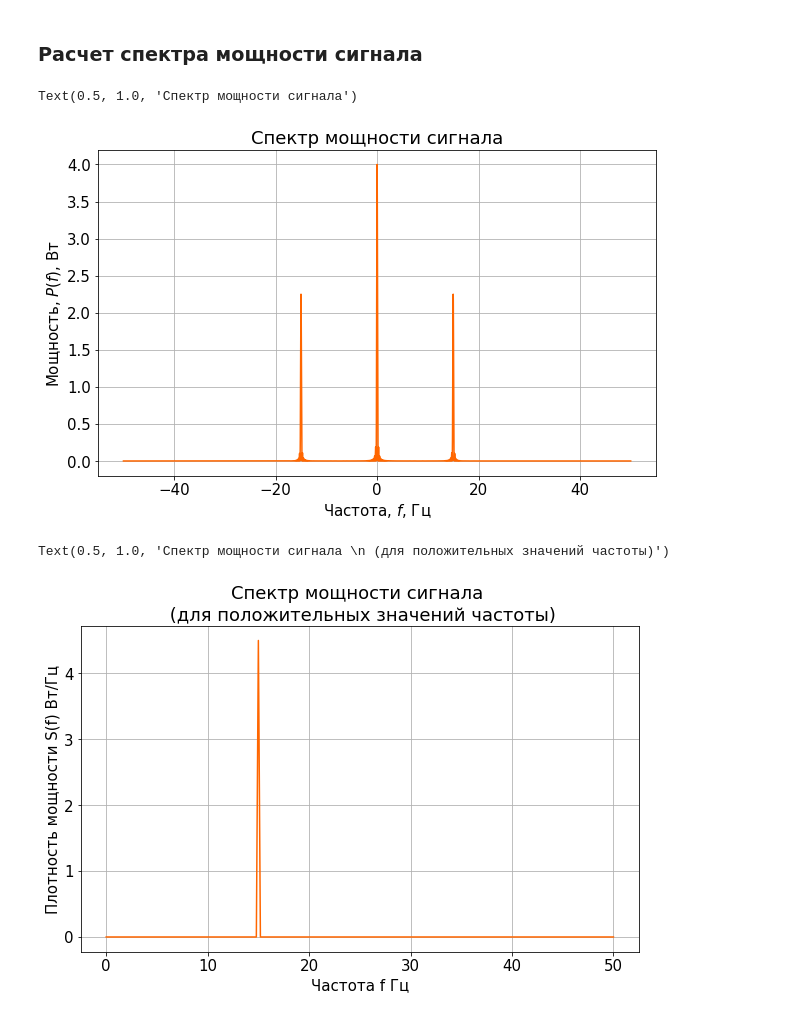
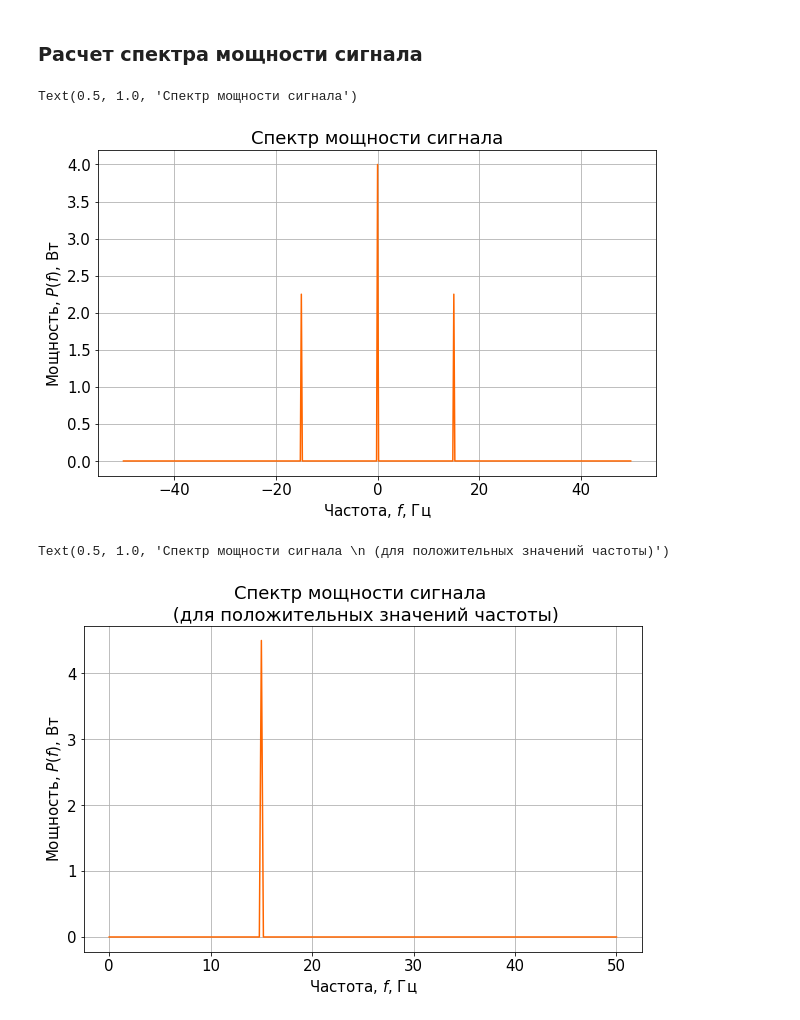
Before and after one commit to SakuraOneLove/DSP-2020, a Jupyter notebook: Lab_2.ipynb, the cells around one changed output. Drawn from its saved outputs; the diff is of its cells as text; code cells hidden in the pictures.

```diff
--- a/Lab_2.ipynb
+++ b/Lab_2.ipynb
@@ -14,9 +11,18 @@ from scipy.signal import periodogram, get_window
+# %%
+%matplotlib inline
+#делаем так, что бы графики отображались сразу после построения
+fontName = "Liberation Serif"    # Название шрифта
+rcParams["mathtext.fontset"] = "custom" # Пользовательские параметры графика
+rcParams["mathtext.rm"] = fontName  # Обычный стиль
+rcParams["mathtext.bf"] = "{}:bold".format(fontName)    # Жирный
+rcParams["mathtext.it"] = "{}:italic".format(fontName)  # Курсив
 # %%
 from pylab import rcParams
 rcParams['figure.figsize'] = 10, 6 # настраиваем параметры отображения графика
 fontSize=15 # Размер шрифта графиков
 rcParams.update({'font.size': fontSize})
-eColor=[1, 0.4, 0]
+tColor=[0.3, 0.7, 0.9] # Цвет графиков во временной области
+tColor='b' # Цвет графиков в частотной области
 # %%
 A0=2; # Постоянная составляющая сигнала
 A=3; # Амплитуда сигнала
@@ -149,9 +151,7 @@ print('Энергия сигнала во временной области: {Ew
 
 ### Расчет амплитудного спектра сигнала
 # %%
-x = np.arange(-50,50,(tmax-tmin)/N) # Формирование значений
-add = [0 for i in range(len(x)-len(y))] # Формирование значений
-y = np.concatenate([y,add]) # Формирование значений
+f = np.arange(-50,50,(tmax-tmin)/N*20) # Формирование значений
 # %%
 af = fftshift(abs(fft(y)/N)) # Формирование значений
 fig, ax  = plt.subplots()
@@ -182,33 +182,26 @@ Text(0.5, 1.0, 'Энергетический спектр сигнала')
 # %%
 pf = ef/dt; # Формирование значений
 # %%
-fig, ax  = plt.subplots()
-ax.plot(x,fftshift(pf), color=eColor)
+fig, ax = plt.subplots()
+ax.plot(f,fftshift(pf), color=eColor)
 ax.grid()
 ax.set_xlabel('Частота, $f$, Гц')
 ax.set_ylabel('Мощность, $P(f)$, Вт')
 ax.set_title('Спектр мощности сигнала')
 # %% [output]
 Text(0.5, 1.0, 'Спектр мощности сигнала')
-[figure, old version]
+[figure, new version]
-# %%
-x = np.arange(tmin,tmax,(tmax-tmin)/N) # создаем диапазон х
-"""
-формула для сигнала во временной области y = A*sin(2*pi*f0*t)
-где А - амплитуда сигнала, f0 - начальная частота сигнала
-"""
-y = A0+A*np.sin(2*np.pi*f0*x)
 # %%
 freq, psd = periodogram(y, fd, np.ones(y.size), scaling='spectrum')# Формирование значений
-fig, ax  = plt.subplots()
+fig, ax = plt.subplots()
 ax.plot(freq,psd, color=eColor)
 ax.grid()
-ax.set_xlabel('Частота f Гц')
-ax.set_ylabel('Плотность мощности S(f) Вт/Гц')
+ax.set_xlabel('Частота, $f$, Гц')
+ax.set_ylabel('Мощность, $P(f)$, Вт')
 ax.set_title('Спектр мощности сигнала \n (для положительных значений частоты)')
 # %% [output]
 Text(0.5, 1.0, 'Спектр мощности сигнала \n (для положительных значений частоты)')
-[figure, old version]
+[figure, new version]
 # %%
 freq, psd = periodogram(y, fd, np.ones(y.size))
 # %%
```
Also changed, not shown: parts of 9 cells of this notebook.
